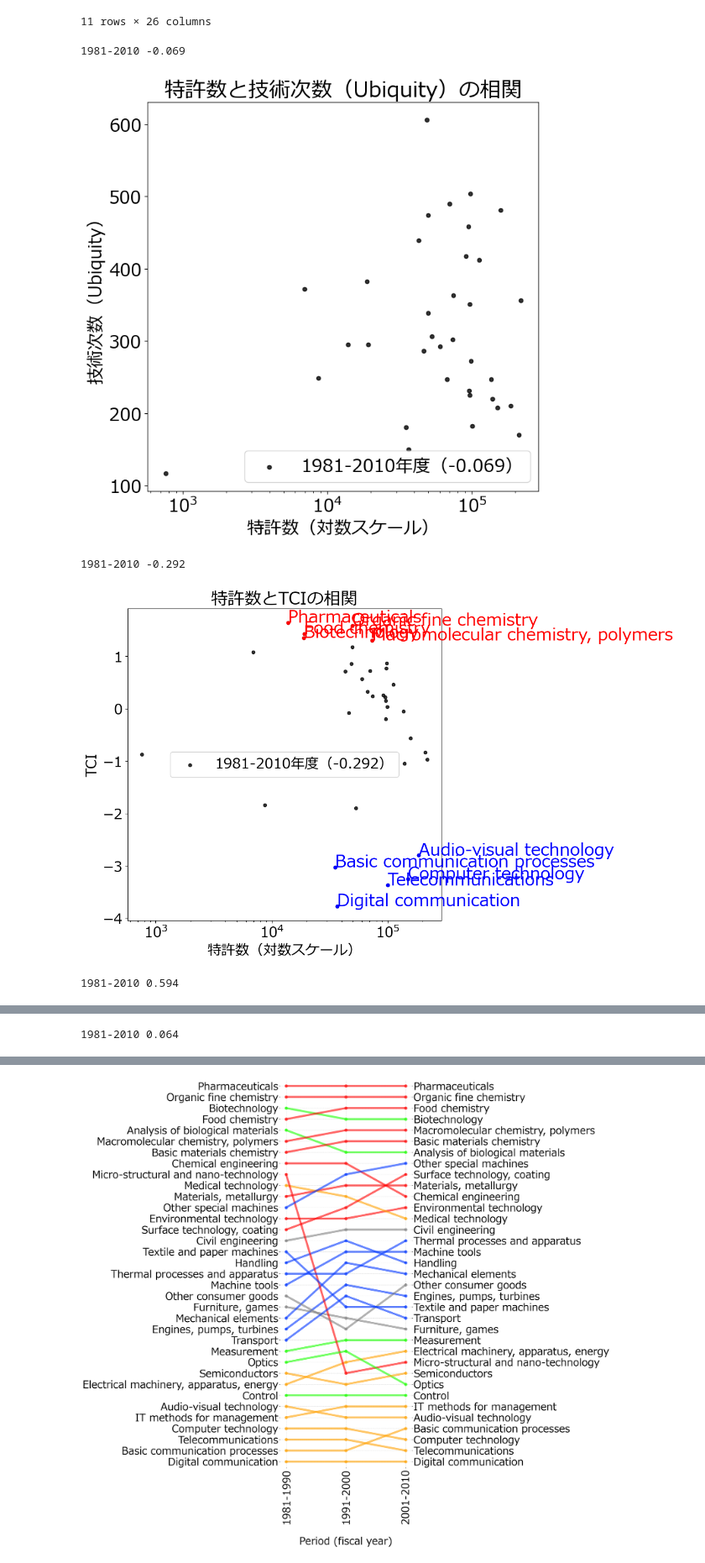
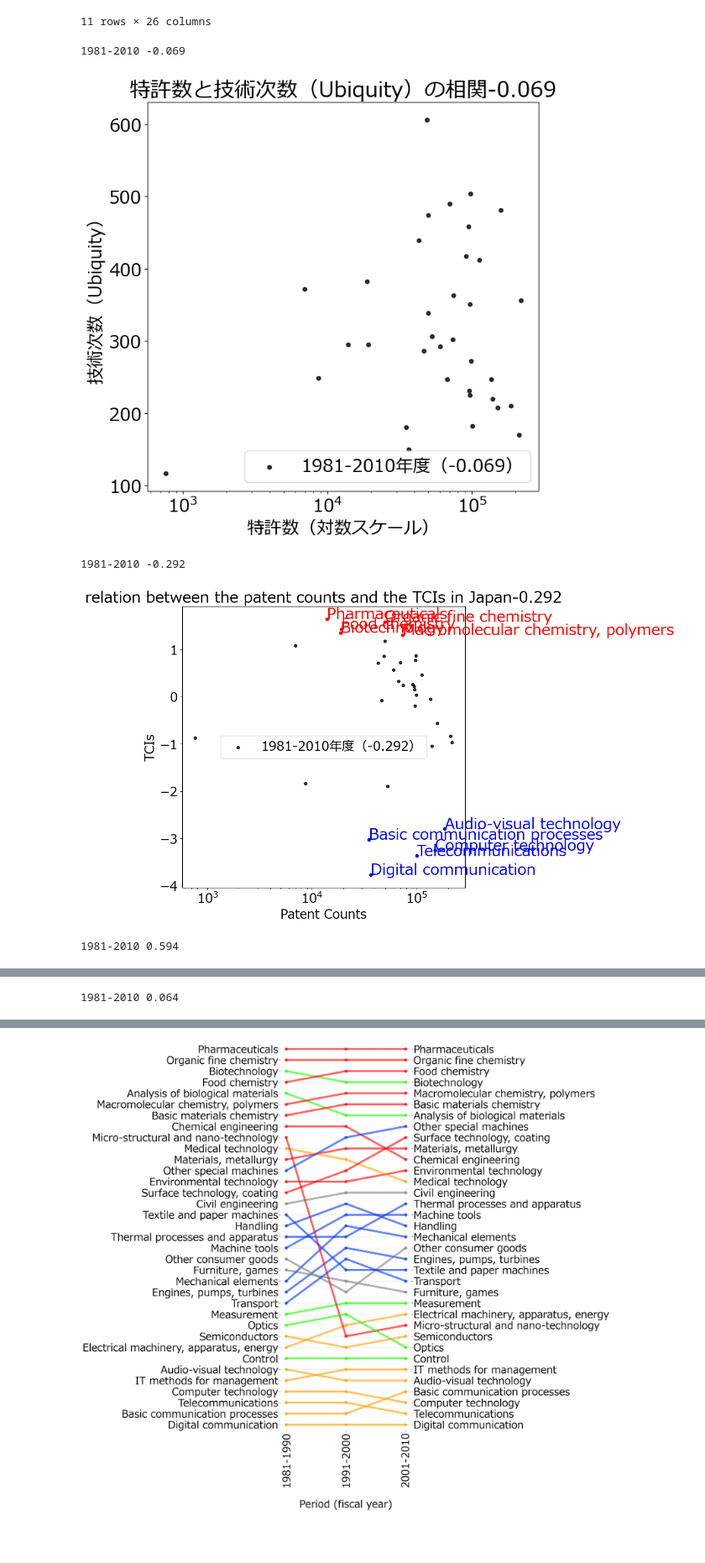
Before and after one commit to RintaroKARASHIMA/KCIinJapaneseFirms, a Jupyter notebook: notebooks/3_analysis/5_Technology.ipynb, the cells around one changed output, grey strips where cells are left out. Shown: that part at 84% size. Cells and saved outputs as stored; diff of their text form; code cells hidden in the pictures; blank space fills up the shorter version.

Commit message:
Try various corr.

```diff
--- a/notebooks/3_analysis/5_Technology.ipynb
+++ b/notebooks/3_analysis/5_Technology.ipynb
@@ -215,7 +215,7 @@ df[
 df_dict = {}
 combi_dict = {  # ind: [x, y, title, xlabel, ylabel, legend_loc]
     1: ["reg_num", "ubiquity", "特許数と技術次数（Ubiquity）の相関", "特許数（対数スケール）", "技術次数（Ubiquity）", "best", ],
-    2: ["reg_num", "tci", "特許数とTCIの相関", "特許数（対数スケール）", "TCI", "best", ],
+    2: ["reg_num", "tci", "relation between the patent counts and the TCIs in Japan", "Patent Counts", "TCIs", "best", ],
     3: ["ubiquity", "tci", "技術次数（Ubiquity）とTCIの相関", "技術次数（Ubiquity）", "TCI", "best", ],
     4: ["ubiquity", "ki_1", "技術次数（Ubiquity）と技術平均近傍次数（kf_1）の相関", "技術次数（Ubiquity）", "技術平均近傍次数（kf_1）", "best", ],
     5: [region_corporation, "tci", "特許を持つ法人数とTCIの相関", "特許を持つ法人数", "TCI", "best",  ],
@@ -226,34 +226,34 @@ for i, combi in combi_dict.items():
     period = f"{year_start}-{year_end}"
     corr_num = round(df[df[f"{ar}_{year_style}_period"] == period][combi[0]].corr(df[df[f"{ar}_{year_style}_period"] == period][combi[1]]), 3)
     print(period, corr_num)
     ax.scatter(df[df[f"{ar}_{year_style}_period"] == period][combi[0]], df[df[f"{ar}_{year_style}_period"] == period][combi[1]],
                s=20, alpha=0.8, label=f"{period}年度（{corr_num}）", color="black", )
     if i == 4:
         ax.axvline(x=df[df[f"{ar}_{year_style}_period"] == period][combi[0]].mean(), color="red", linestyle="--", )
         ax.axhline(y=df[df[f"{ar}_{year_style}_period"] == period][combi[1]].mean(), color="red", linestyle="--", )
-    ax.set_title(combi[2])
+    ax.set_title(combi[2]+str(corr_num))
     if combi[0] in ["reg_num"]: ax.set_xscale("log")
     if combi[1] in ["reg_num"]: ax.set_yscale("log")
     x_min = df[(df[f"{ar}_{year_style}_period"] == period)][combi[0]].min()
     x_2smallest = (df[(df[f"{ar}_{year_style}_period"] == period)][combi[0]].nsmallest(2).iloc[1])
     y_2smallest = (df[(df[f"{ar}_{year_style}_period"] == period)][combi[1]].nsmallest(2).iloc[1])
     if i in [2, 3, 4, 5]:
         head_df = (df[(df[f"{ar}_{year_style}_period"] == period)].sort_values("tci", ascending=False).reset_index(drop=True).head(5))
         tail_df = (df[(df[f"{ar}_{year_style}_period"] == period)].sort_values("tci", ascending=False).reset_index(drop=True).tail(5))
         for i, row in head_df.iterrows():
             ax.text(row[combi[0]], row[combi[1]], row[classification], fontsize=24, color="red")
             ax.scatter(row[combi[0]], row[combi[1]], s=20, color="red")
 
         for i, row in tail_df.iterrows():
             ax.text(row[combi[0]], row[combi[1]], row[classification], fontsize=24, color="blue", )
             ax.scatter(row[combi[0]], row[combi[1]], s=20, color="blue")
     ax.set_ylabel(combi[4])
     ax.set_xlabel(combi[3])
     ax.legend(loc=combi[5], fontsize=20)
     plt.show()
 # %% [output]
 1981-2010 -0.069
-[figure, old version]
+[figure, new version]
 1981-2010 -0.292
-[figure, old version]
+[figure, new version]
 1981-2010 0.594
```
Also changed, not shown: parts of 1 cell of this notebook, 4 other files.
